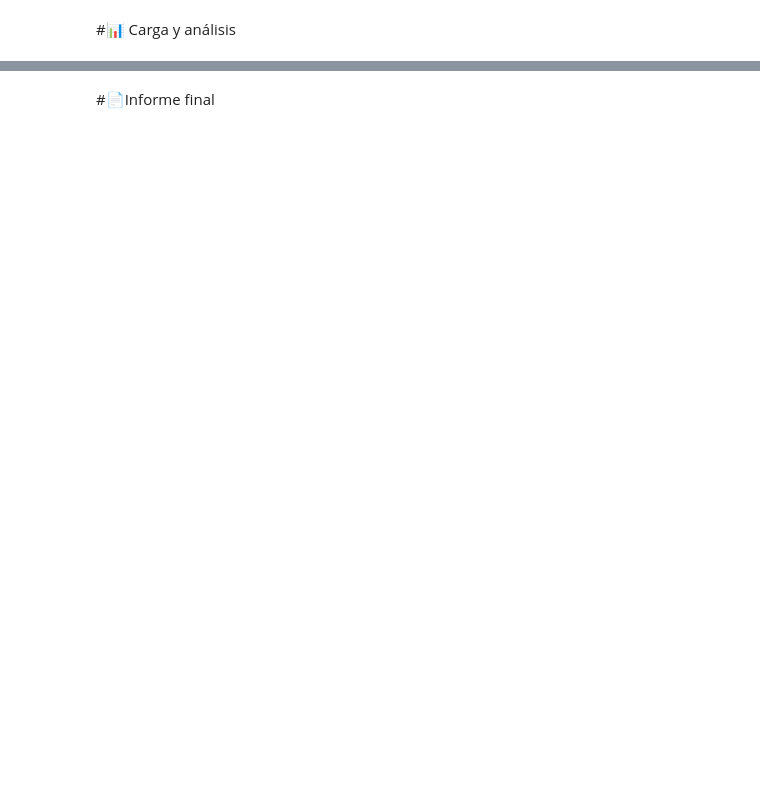
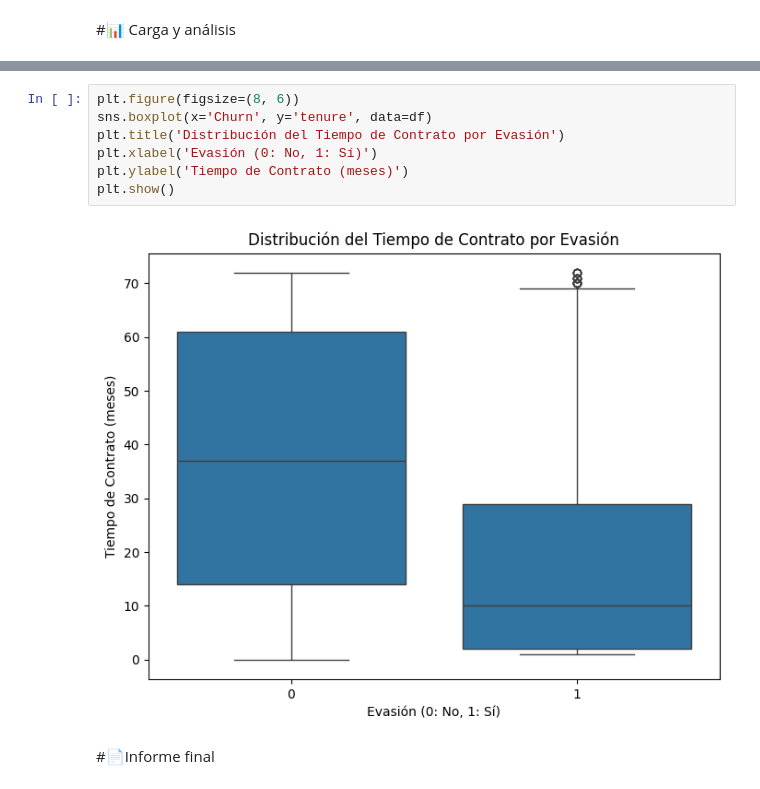
Before and after one commit to armando030/Challenge-Telecom-X, a Jupyter notebook: TelecomX_LATAM.ipynb, the cells around one changed output, grey strips where cells are left out. Drawn from its saved outputs; the diff is of its cells as text; blank space fills up the shorter version.

```diff
--- a/TelecomX_LATAM.ipynb
+++ b/TelecomX_LATAM.ipynb
@@ -30,2 +388,11 @@ df
+# %%
+plt.figure(figsize=(8, 6))
+sns.boxplot(x='Churn', y='tenure', data=df)
+plt.title('Distribución del Tiempo de Contrato por Evasión')
+plt.xlabel('Evasión (0: No, 1: Sí)')
+plt.ylabel('Tiempo de Contrato (meses)')
+plt.show()
+# %% [output]
+[figure, added]
 # %% [markdown]
 #📄Informe final
```
Also changed, not shown: parts of 48 cells of this notebook.
